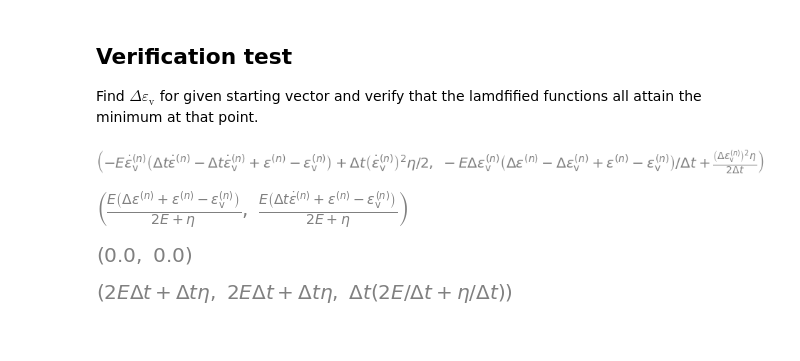
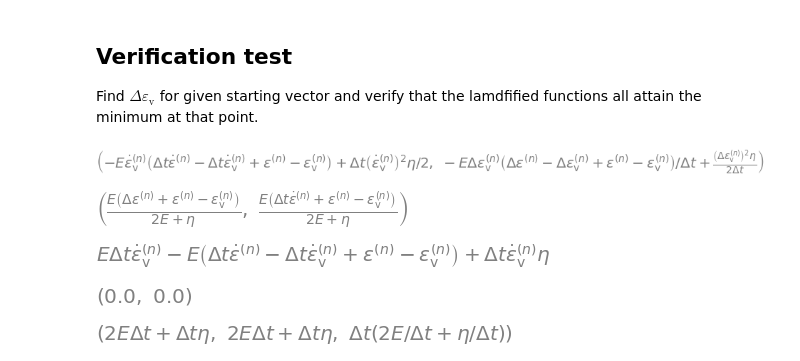
Before and after one commit to bmcs-group/bmcs_ml, a Jupyter notebook: bmcs_ml/pmodels/0901_gsm_variational_viscoelasticity.ipynb, the cells around one changed output. Drawn from its saved outputs; the diff is of its cells as text; code cells hidden in the pictures; blank space fills up the shorter version.

```diff
--- a/bmcs_ml/pmodels/0901_gsm_variational_viscoelasticity.ipynb
+++ b/bmcs_ml/pmodels/0901_gsm_variational_viscoelasticity.ipynb
@@ -142,4 +147,8 @@ rpie_eps_v_solved = sp.solve(pi_rpie.jac_Pi, pi_rpie.delta_eps_v_n)[0]
 rpie_eps_v_solved, rpre_eps_v_solved * pi_rpre.d_t
 # %% [output]
 [figure]
+# %%
+pi_rpre.jac_Pi
+# %% [output]
+[figure, added]
 # %%
```
Also changed, not shown: parts of 2 cells of this notebook, 3 other files.
